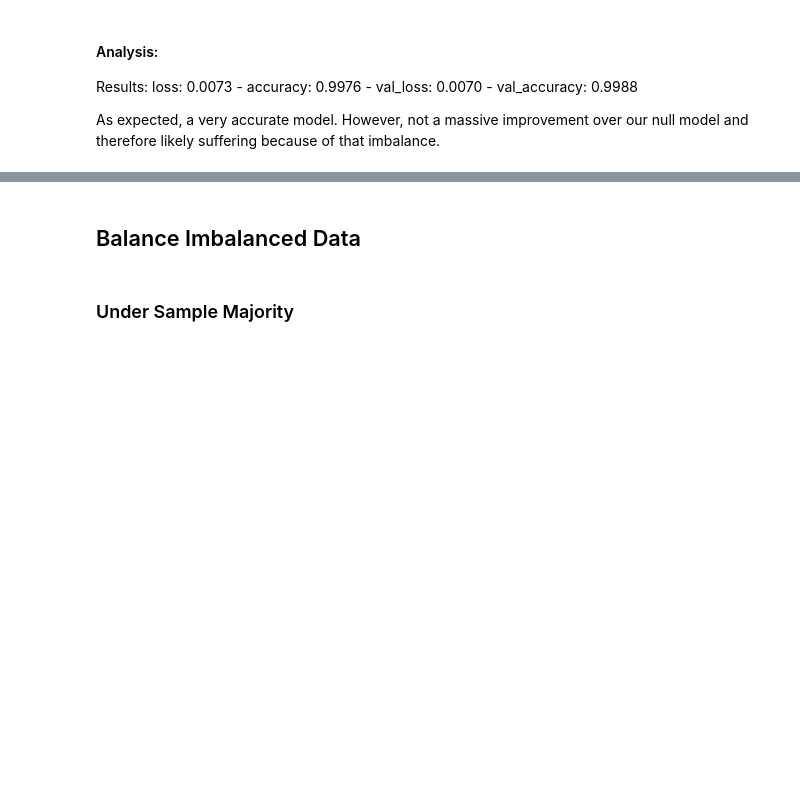
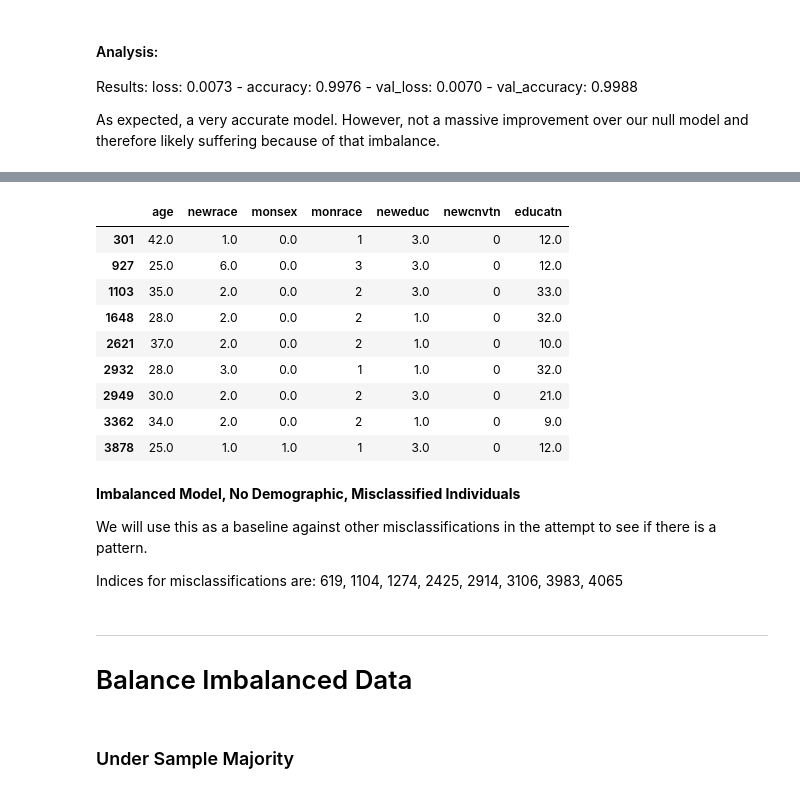
Before and after one commit to 123CarlosRivera/project5, a Jupyter notebook: brent/NN_BVAcopy.ipynb, the cells around one changed output, grey strips where cells are left out. Cells and saved outputs as stored; diff of their text form; code cells hidden in the pictures; blank space fills up the shorter version.

```diff
--- a/brent/NN_BVAcopy.ipynb
+++ b/brent/NN_BVAcopy.ipynb
@@ -83,3 +86,5 @@ X_train, X_test, y_train, y_test = train_test_split(X, y, stratify=y)
+# %%
+X_no_train, X_no_test, y_no_train, y_no_test = train_test_split(X_no, y, stratify=y)
 # %% [markdown]
 ## Scale Data for Neural Network Classifier
 # %%
@@ -156,0 +213,23 @@ As expected, a very accurate model. However, not a massive improvement over our
+# %%
+model = Sequential()
+model.add(Dense(64, input_shape=(X_no_train_sc.shape[1],), activation='relu'))
+model.add(Dropout(0.2))
+model.add(Dense(128, activation='relu'))
+model.add(Dropout(0.2))
+model.add(Dense(64, activation='relu'))
+model.add(Dropout(0.2))
+model.add(Dense(1, activation='sigmoid'))
+
+model.compile(loss='bce',
+              optimizer='adam',
+              metrics=['accuracy'])
+
+early_stop = EarlyStopping(monitor='val_loss', patience=10, verbose=1)
+
+history = model.fit(
+    X_no_train_sc,
+    y_no_train,
+    validation_data=(X_no_test_sc, y_no_test),
+    epochs=200,
+    callbacks=[early_stop]
+)
@@ -156,0 +260,11 @@ As expected, a very accurate model. However, not a massive improvement over our
+# %%
+preds = np.round(model.predict(X_no_test_sc),0)
+tn, fp, fn, tp = metrics.confusion_matrix(y_no_test, preds).ravel()
+
+
+
+df = pd.DataFrame(metrics.confusion_matrix(y_no_test, preds),
+                  columns=['predicted_no_prison', 'predicted_prison'],
+                  index=['actual_no_prison', 'actual_prison']
+                 )
+df
@@ -156,0 +275,6 @@ As expected, a very accurate model. However, not a massive improvement over our
+# %%
+misclass1_no = []
+for row_index, (input, prediction, label) in enumerate(zip (X_no_test_sc, preds, y_no_test)):
+    if prediction != label:
+        misclass1_no.append(row_index)
+        print('Row', row_index, 'has been classified as ', prediction, 'and should be ', label)
@@ -157,5 +291,26 @@ As expected, a very accurate model. However, not a massive improvement over our
+# %%
+X.iloc[misclass1_no][['age', 'newrace', 'monsex', 'monrace', 'neweduc', 'newcnvtn', 'educatn']]
+# %% [output]
+|  | age | newrace | monsex | monrace | neweduc | newcnvtn | educatn |
+| 301 | 42.0 | 1.0 | 0.0 | 1 | 3.0 | 0 | 12.0 |
+| 927 | 25.0 | 6.0 | 0.0 | 3 | 3.0 | 0 | 12.0 |
+| 1103 | 35.0 | 2.0 | 0.0 | 2 | 3.0 | 0 | 33.0 |
+| 1648 | 28.0 | 2.0 | 0.0 | 2 | 1.0 | 0 | 32.0 |
+| 2621 | 37.0 | 2.0 | 0.0 | 2 | 1.0 | 0 | 10.0 |
+| 2932 | 28.0 | 3.0 | 0.0 | 1 | 1.0 | 0 | 32.0 |
+| 2949 | 30.0 | 2.0 | 0.0 | 2 | 3.0 | 0 | 21.0 |
+| 3362 | 34.0 | 2.0 | 0.0 | 2 | 1.0 | 0 | 9.0 |
+| 3878 | 25.0 | 1.0 | 1.0 | 1 | 3.0 | 0 | 12.0 |
+# %% [markdown]
+**Imbalanced Model, No Demographic, Misclassified Individuals**
+
+We will use this as a baseline against other misclassifications in the attempt to see if there is a pattern.
+
+Indices for misclassifications are: 619, 1104, 1274, 2425, 2914, 3106, 3983, 4065
 # %% [markdown]
-## Balance Imbalanced Data
+---
+
+# Balance Imbalanced Data
 # %% [markdown]
 ### Under Sample Majority
 # %%
```
Also changed, not shown: parts of 55 cells of this notebook.
